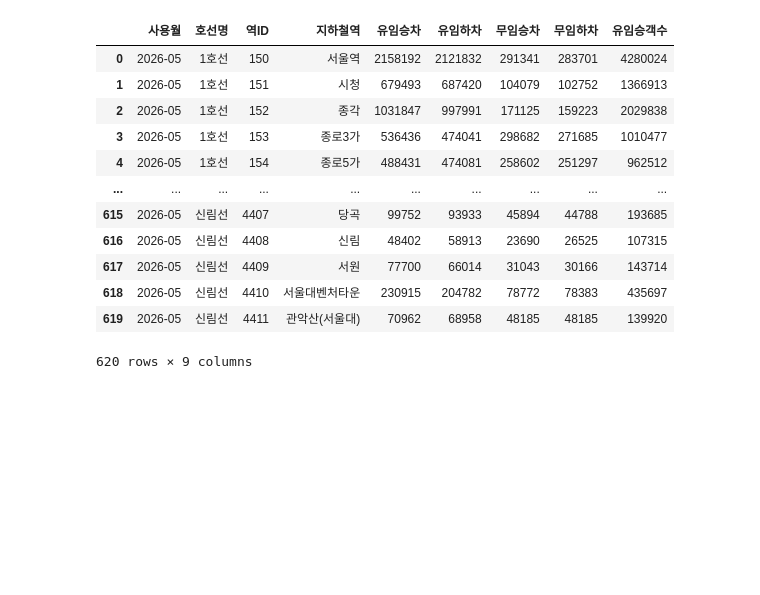
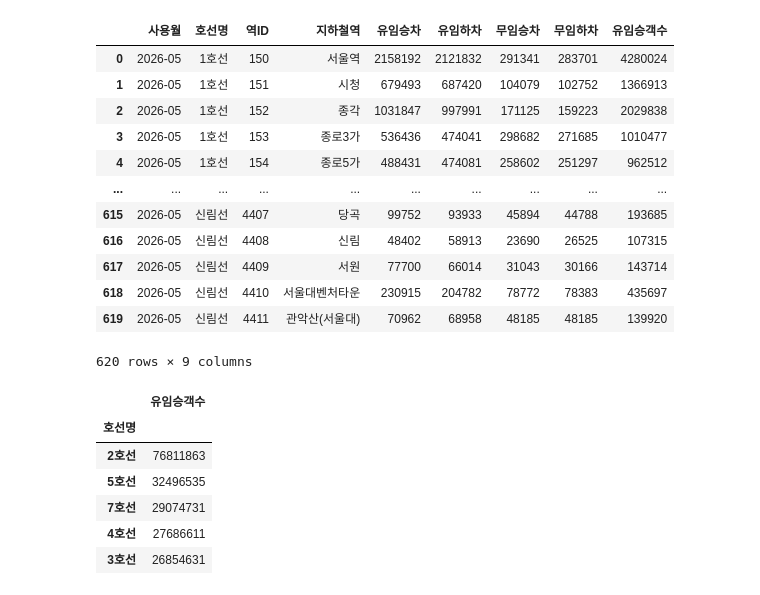
Before and after one commit to hslcrb/kw-competition-practice, a Jupyter notebook: 20260705-일요실습1.ipynb, the cells around one changed output. Cells and saved outputs as stored; diff of their text form; code cells hidden in the pictures; blank space fills up the shorter version.

Commit message:
그룹바이(유임승객수) 성공, 다음은 시각화
sub_pay[['호선명','유임승객수']].groupby('호선명').sum().sort_values(by='유임승객수', ascending=False).head(5)

```diff
--- a/20260705-일요실습1.ipynb
+++ b/20260705-일요실습1.ipynb
@@ -120,4 +120,12 @@ sub_pay
 | 619 | 2026-05 | 신림선 | 4411 | 관악산(서울대) | 70962 | 68958 | 48185 | 48185 | 139920 |
 620 rows × 9 columns
 # %%
-sub_pay.sort_values(by='유임승객수', ascending=False
+sub_pay[['호선명','유임승객수']].groupby('호선명').sum().sort_values(by='유임승객수', ascending=False).head(5)
+# %% [output]
+|  | 유임승객수 |
+| 호선명 |  |
+| 2호선 | 76811863 |
+| 5호선 | 32496535 |
+| 7호선 | 29074731 |
+| 4호선 | 27686611 |
+| 3호선 | 26854631 |
```
